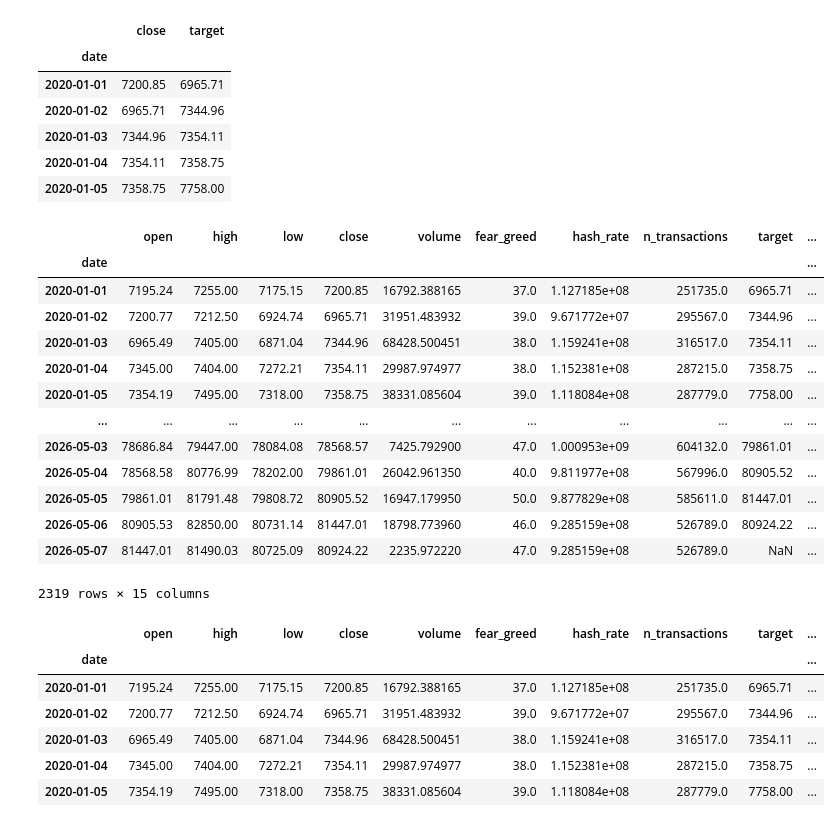
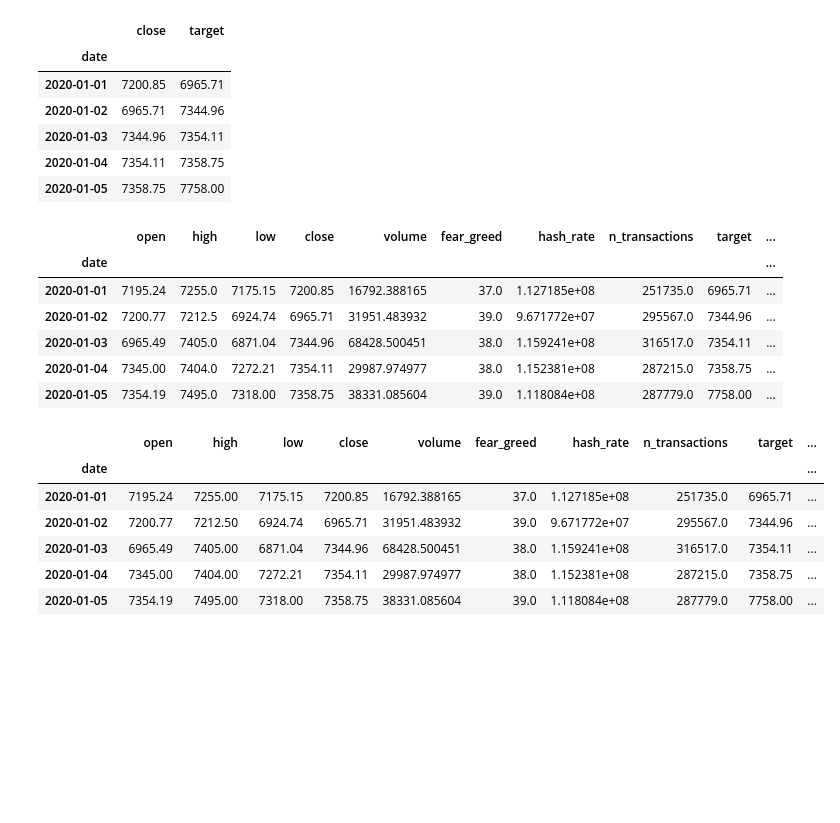
Before and after one commit to mxsry/Bitcoin-Price-Forecasting, a Jupyter notebook: notebooks/feature_engineering.ipynb, the cells around one changed output. Saved outputs shown, nothing was run; the diff lists cells and outputs as text; code cells hidden in the pictures; blank space fills up the shorter version.

```diff
--- a/notebooks/feature_engineering.ipynb
+++ b/notebooks/feature_engineering.ipynb
@@ -40,24 +40,17 @@ df[["close", "target"]].head()
 # %%
 # Close price scale based on period
 for lag in [1, 2, 3, 7, 14, 30]:
     df[f"close_lag_{lag}"] = df["close"].shift(lag)
 
-df
+df.head()
 # %% [output]
 |  | open | high | low | close | volume | fear_greed | hash_rate | n_transactions | target | ... |
 | date |  |  |  |  |  |  |  |  |  | ... |
-| 2020-01-01 | 7195.24 | 7255.00 | 7175.15 | 7200.85 | 16792.388165 | 37.0 | 1.127185e+08 | 251735.0 | 6965.71 | ... |
-| 2020-01-02 | 7200.77 | 7212.50 | 6924.74 | 6965.71 | 31951.483932 | 39.0 | 9.671772e+07 | 295567.0 | 7344.96 | ... |
-| 2020-01-03 | 6965.49 | 7405.00 | 6871.04 | 7344.96 | 68428.500451 | 38.0 | 1.159241e+08 | 316517.0 | 7354.11 | ... |
-| 2020-01-04 | 7345.00 | 7404.00 | 7272.21 | 7354.11 | 29987.974977 | 38.0 | 1.152381e+08 | 287215.0 | 7358.75 | ... |
-| 2020-01-05 | 7354.19 | 7495.00 | 7318.00 | 7358.75 | 38331.085604 | 39.0 | 1.118084e+08 | 287779.0 | 7758.00 | ... |
-| ... | ... | ... | ... | ... | ... | ... | ... | ... | ... | ... |
-| 2026-05-03 | 78686.84 | 79447.00 | 78084.08 | 78568.57 | 7425.792900 | 47.0 | 1.000953e+09 | 604132.0 | 79861.01 | ... |
-| 2026-05-04 | 78568.58 | 80776.99 | 78202.00 | 79861.01 | 26042.961350 | 40.0 | 9.811977e+08 | 567996.0 | 80905.52 | ... |
-| 2026-05-05 | 79861.01 | 81791.48 | 79808.72 | 80905.52 | 16947.179950 | 50.0 | 9.877829e+08 | 585611.0 | 81447.01 | ... |
-| 2026-05-06 | 80905.53 | 82850.00 | 80731.14 | 81447.01 | 18798.773960 | 46.0 | 9.285159e+08 | 526789.0 | 80924.22 | ... |
-| 2026-05-07 | 81447.01 | 81490.03 | 80725.09 | 80924.22 | 2235.972220 | 47.0 | 9.285159e+08 | 526789.0 | NaN | ... |
+| 2020-01-01 | 7195.24 | 7255.0 | 7175.15 | 7200.85 | 16792.388165 | 37.0 | 1.127185e+08 | 251735.0 | 6965.71 | ... |
+| 2020-01-02 | 7200.77 | 7212.5 | 6924.74 | 6965.71 | 31951.483932 | 39.0 | 9.671772e+07 | 295567.0 | 7344.96 | ... |
+| 2020-01-03 | 6965.49 | 7405.0 | 6871.04 | 7344.96 | 68428.500451 | 38.0 | 1.159241e+08 | 316517.0 | 7354.11 | ... |
+| 2020-01-04 | 7345.00 | 7404.0 | 7272.21 | 7354.11 | 29987.974977 | 38.0 | 1.152381e+08 | 287215.0 | 7358.75 | ... |
+| 2020-01-05 | 7354.19 | 7495.0 | 7318.00 | 7358.75 | 38331.085604 | 39.0 | 1.118084e+08 | 287779.0 | 7758.00 | ... |
-2319 rows × 15 columns
 # %%
 # Features based on period
 features_to_lag = ["volume", "fear_greed", "hash_rate", "n_transactions"]
```
Also changed, not shown: parts of 6 cells of this notebook, 3 other files.
